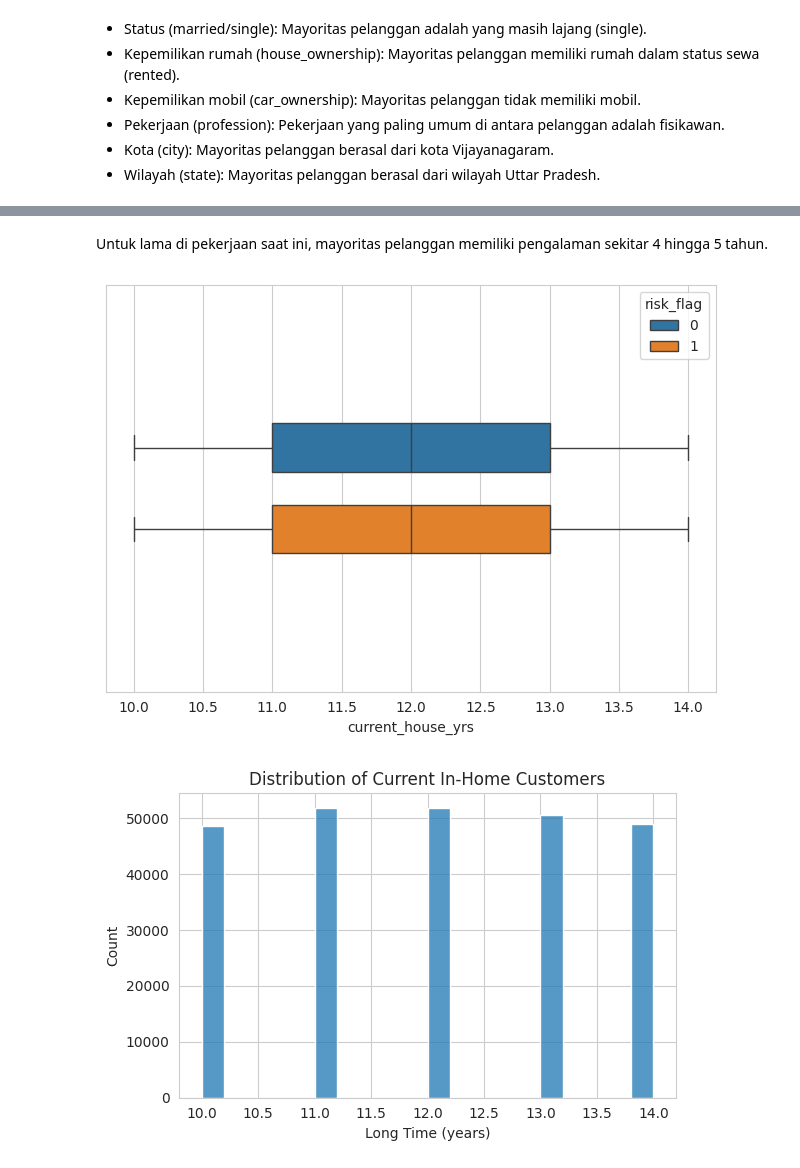
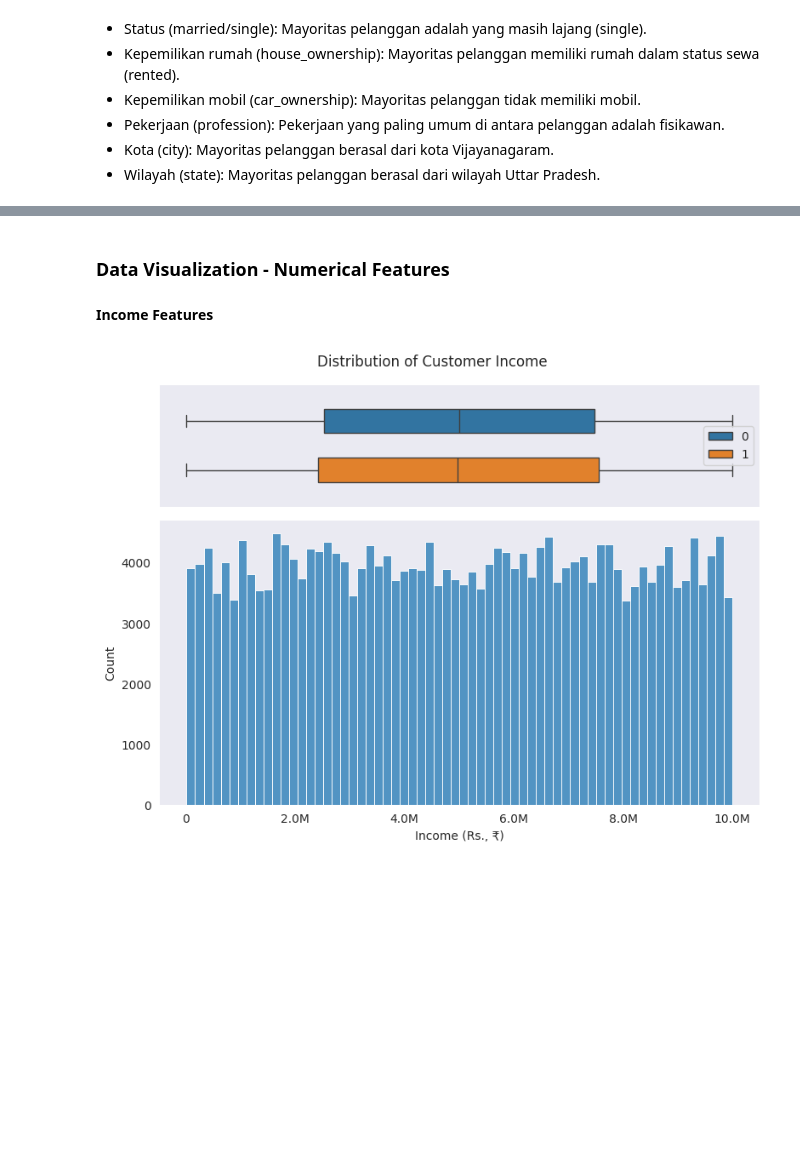
Before and after one commit to mfathul21/loan-prediction, a Jupyter notebook: Loan_Prediction_Based_on_Customers_Behaviour.ipynb, the cells around one changed output, grey strips where cells are left out. Saved outputs shown, nothing was run; the diff lists cells and outputs as text; code cells hidden in the pictures; blank space fills up the shorter version.

Commit message:
Add Data Preparation

```diff
--- a/Loan_Prediction_Based_on_Customers_Behaviour.ipynb
+++ b/Loan_Prediction_Based_on_Customers_Behaviour.ipynb
@@ -84,7 +84,7 @@ import matplotlib.pyplot as plt
 import seaborn as sns
 from matplotlib.ticker import FuncFormatter
 
-sns.set_style('whitegrid')
+sns.set_style('dark')
 # %%
 df = pd.read_csv('Training Data.csv')
 df.sample(5)
@@ -169,5 +192,5 @@ Berdasarkan informasi dari Kaggle, fitur-fitur pada Travel Insurance dataset ada
 # %%
-def currency_formatter(x):
+def currency_formatter(x, pos):
     if x >= 1e6:
         return '{:1.1f}M'.format(x * 1e-6)
     elif x >= 1e3:
@@ -290,19 +239,20 @@ plt.show()
-# %% [markdown]
-Untuk lama di pekerjaan saat ini, mayoritas pelanggan memiliki pengalaman sekitar 4 hingga 5 tahun.
-# %%
-sns.boxplot(x='current_house_yrs', hue='risk_flag', width=0.4, gap=0.4, data=df)
-plt.tight_layout()
-plt.show()
-# %% [output]
-[figure, removed]
-# %%
-plt.figure(figsize=(6,4))
-
-sns.histplot(x='current_house_yrs', bins=20, data=df)
-plt.title('Distribution of Current In-Home Customers')
-plt.xlabel('Long Time (years)')
-
-plt.tight_layout()
-plt.show()
-# %% [output]
-[figure, removed]
+# %% [markdown]
+### Data Visualization - Numerical Features
+# %% [markdown]
+**Income Features**
+# %%
+fig, ax = plt.subplots(nrows=2, ncols=1,
+                       sharex=True, height_ratios=[0.3, 0.7],
+                       figsize=(8,6))
+
+sns.boxplot(x='income', hue='risk_flag', width=0.8, gap=0.5, data=df, ax=ax[0])
+sns.histplot(x='income', data=df, ax=ax[1])
+ax[1].xaxis.set_major_formatter(formatter)
+ax[1].set_xlabel('Income (Rs., ₹)')
+
+ax[0].legend(loc='center right')
+plt.suptitle('Distribution of Customer Income')
+plt.tight_layout()
+plt.show()
+# %% [output]
+[figure, added]
```
Also changed, not shown: parts of 94 cells of this notebook.
